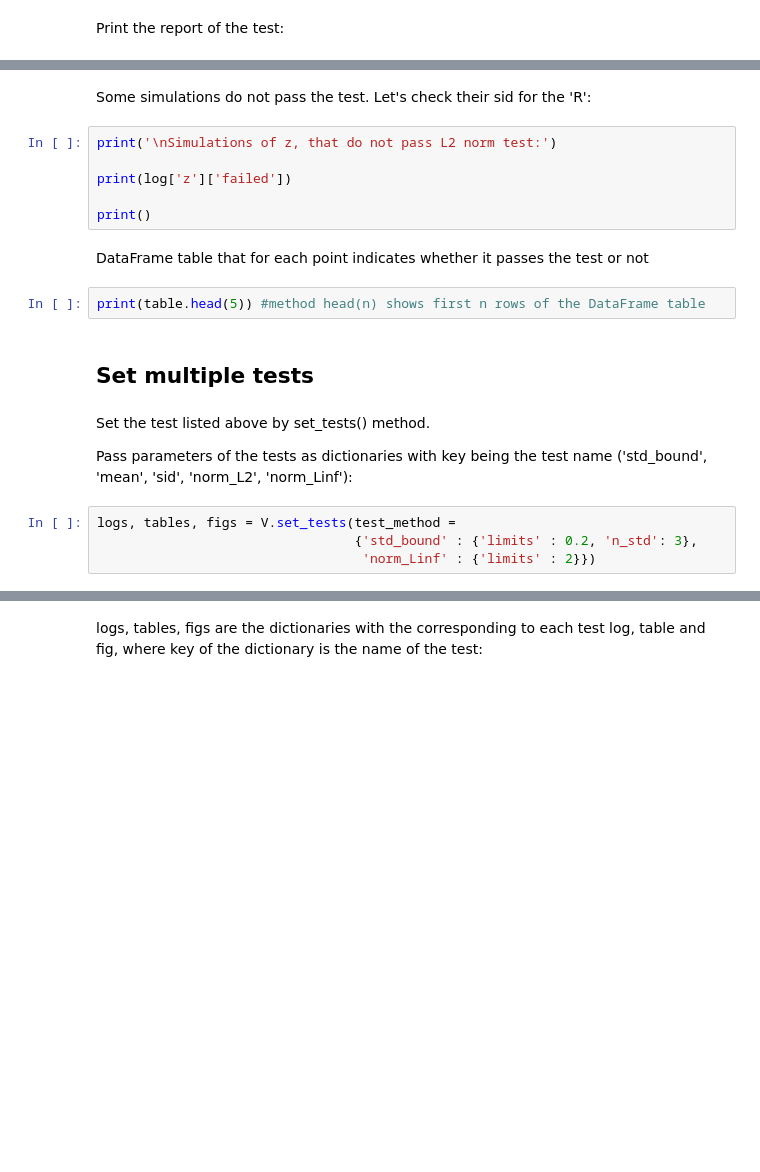
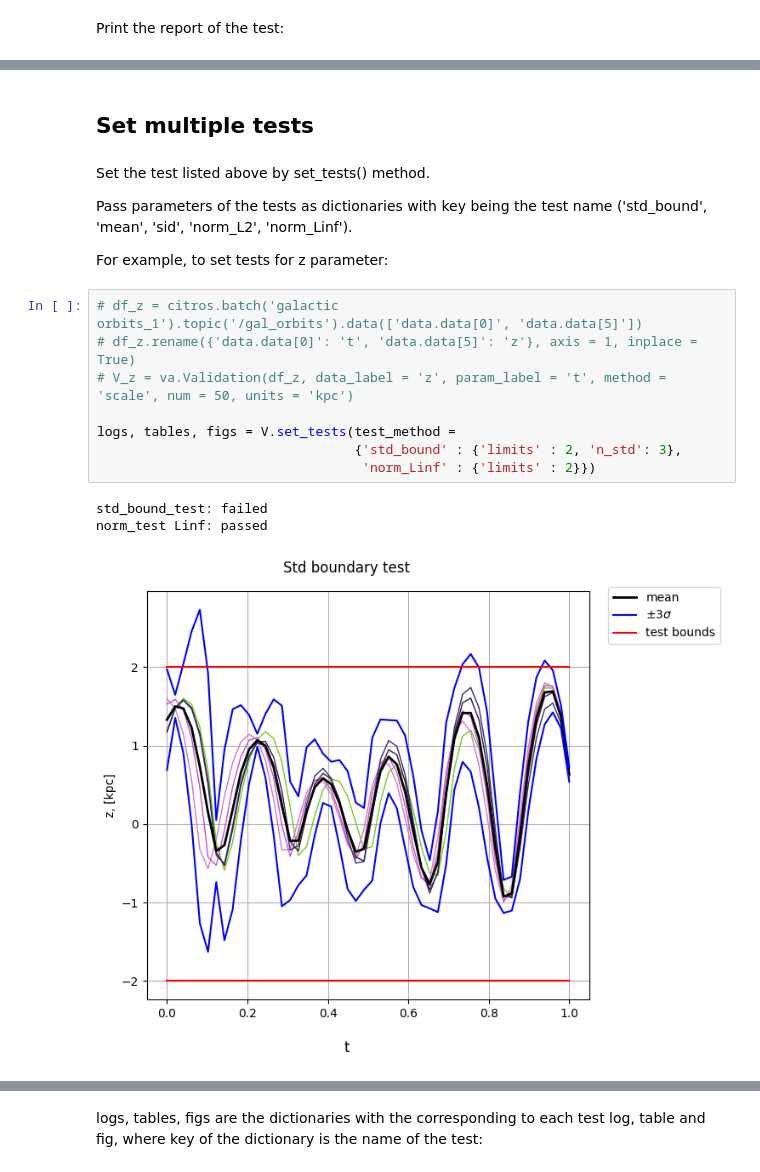
Before and after one commit to citros-garden/gal_orbits, a Jupyter notebook: citros_template/notebooks/Part 3. Validation.ipynb, the cells around one changed output, grey strips where cells are left out. Cells and saved outputs as stored; diff of their text form; blank space fills up the shorter version.

```diff
--- a/citros_template/notebooks/Part 3. Validation.ipynb
+++ b/citros_template/notebooks/Part 3. Validation.ipynb
@@ -142,22 +346,20 @@ log.print()
-# %% [markdown]
-Some simulations do not pass the test. Let's check their sid for the 'R':
-# %%
-print('\nSimulations of z, that do not pass L2 norm test:')
-
-print(log['z']['failed'])
-
-print()
-# %% [markdown]
-DataFrame table that for each point indicates whether it passes the test or not
-# %%
-print(table.head(5)) #method head(n) shows first n rows of the DataFrame table
 # %% [markdown]
 ## Set multiple tests
 # %% [markdown]
 Set the test listed above by set_tests() method.
 
-Pass parameters of the tests as dictionaries with key being the test name ('std_bound', 'mean', 'sid', 'norm_L2', 'norm_Linf'):
+Pass parameters of the tests as dictionaries with key being the test name ('std_bound', 'mean', 'sid', 'norm_L2', 'norm_Linf').
+
+For example, to set tests for z parameter:
-# %%
-logs, tables, figs = V.set_tests(test_method =
-                                 {'std_bound' : {'limits' : 0.2, 'n_std': 3},
-                                  'norm_Linf' : {'limits' : 2}})
+# %%
+# df_z = citros.batch('galactic orbits_1').topic('/gal_orbits').data(['data.data[0]', 'data.data[5]'])
+# df_z.rename({'data.data[0]': 't', 'data.data[5]': 'z'}, axis = 1, inplace = True)
+# V_z = va.Validation(df_z, data_label = 'z', param_label = 't', method = 'scale', num = 50, units = 'kpc')
+
+logs, tables, figs = V.set_tests(test_method =
+                                 {'std_bound' : {'limits' : 2, 'n_std': 3},
+                                  'norm_Linf' : {'limits' : 2}})
+# %% [output]
+std_bound_test: failed
+norm_test Linf: passed
+[figure, added]
```
Also changed, not shown: parts of 35 cells of this notebook, 2 other files.
